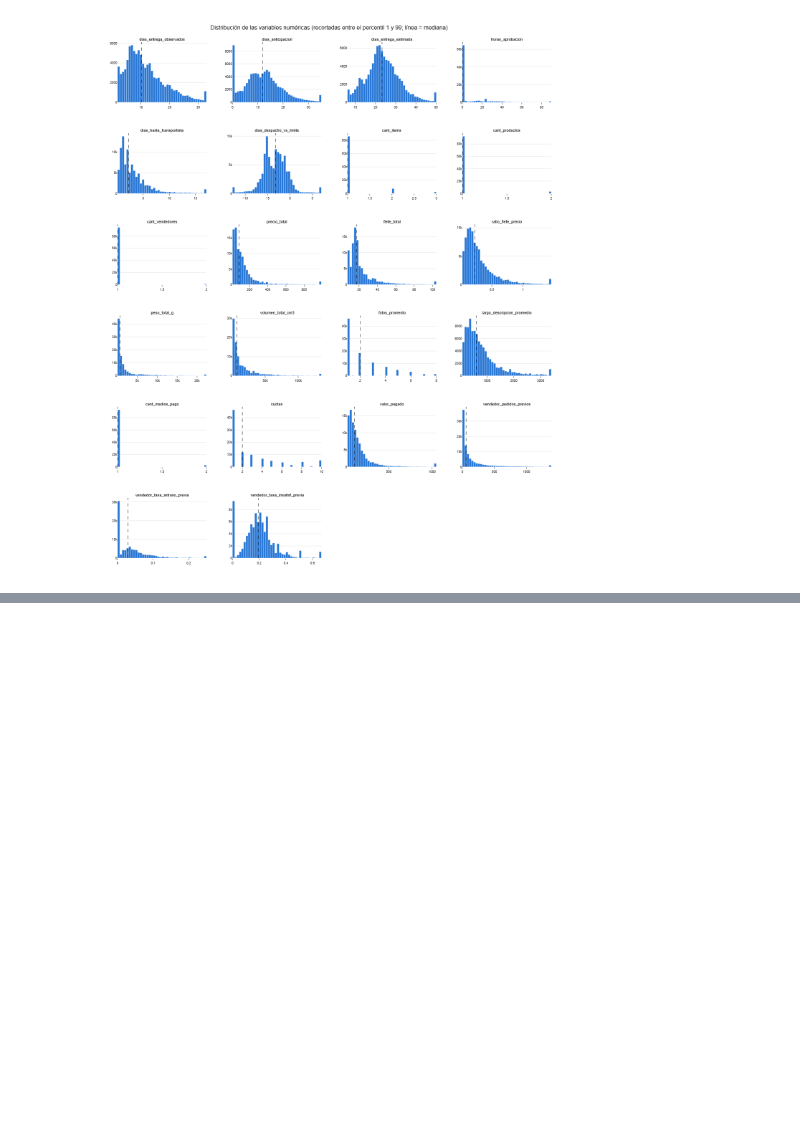
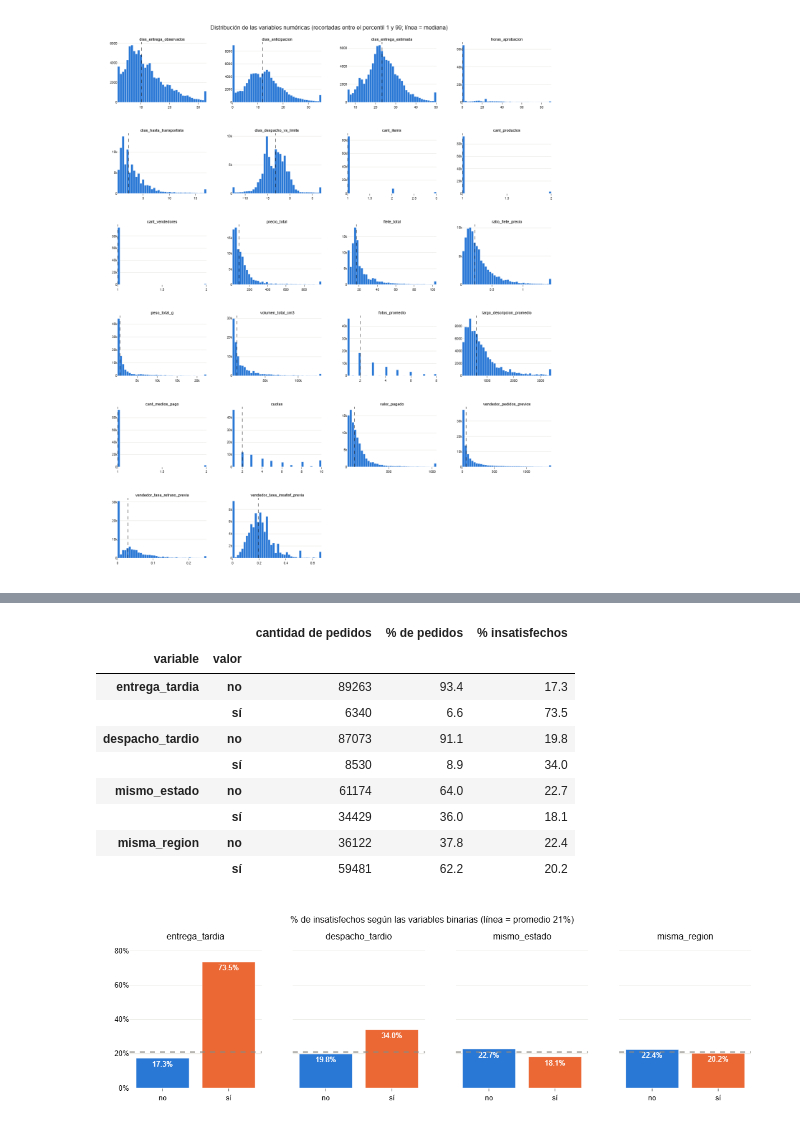
Before and after one commit to cynthiavivas9-ship-it/Proyecto-Mineria-de-datos, a Jupyter notebook: notebooks/03_eda.ipynb, the cells around one changed output, grey strips where cells are left out. Cells and saved outputs as stored; diff of their text form; code cells hidden in the pictures; blank space fills up the shorter version.

```diff
--- a/notebooks/03_eda.ipynb
+++ b/notebooks/03_eda.ipynb
@@ -312,0 +417,43 @@ fig.show()
+# %%
+TASA_GLOBAL = df[VAR_OBJETIVO].mean()
+GRIS = '#8a8984'
+si_no = {0: 'no', 1: 'sí'}
+
+# Tabla: una fila por variable y valor
+tablas = []
+for var in VARS_BINARIAS:
+    t = tasa_insatisfaccion(df, var, si_no)
+    t.index = pd.MultiIndex.from_product([[var], t.index], names=['variable', 'valor'])
+    tablas.append(t)
+display(pd.concat(tablas))
+
+# Gráfico: % de insatisfechos en cada grupo
+fig = make_subplots(rows=1, cols=4, subplot_titles=VARS_BINARIAS, shared_yaxes=True)
+for i, var in enumerate(VARS_BINARIAS):
+    t = tasa_insatisfaccion(df, var, si_no)
+    fig.add_trace(go.Bar(
+        x=t.index, y=t['% insatisfechos'] / 100, marker_color=[AZUL, NARANJA],
+        text=[f'{v:.1f}%' for v in t['% insatisfechos']],
+        textposition='inside', insidetextanchor='end', textfont=dict(color='white', size=13),
+        hovertemplate='%{x}<br>%{y:.1%} insatisfechos<extra></extra>',
+    ), row=1, col=i + 1)
+
+fig.add_hline(y=TASA_GLOBAL, line_dash='dash', line_color=GRIS)
+fig.update_yaxes(tickformat='.0%', range=[0, 0.85])
+fig.update_layout(height=380, width=1200, showlegend=False,
+                  title=f'% de insatisfechos según las variables binarias (línea = promedio {TASA_GLOBAL:.0%})')
+
+guardar(fig, '03_05_binarias_vs_insatisfaccion')
+fig.show()
+# %% [output]
+|  |  | cantidad de pedidos | % de pedidos | % insatisfechos |
+| variable | valor |  |  |  |
+| entrega_tardia | no | 89263 | 93.4 | 17.3 |
+|  | sí | 6340 | 6.6 | 73.5 |
+| despacho_tardio | no | 87073 | 91.1 | 19.8 |
+|  | sí | 8530 | 8.9 | 34.0 |
+| mismo_estado | no | 61174 | 64.0 | 22.7 |
+|  | sí | 34429 | 36.0 | 18.1 |
+| misma_region | no | 36122 | 37.8 | 22.4 |
+|  | sí | 59481 | 62.2 | 20.2 |
+[figure, added]
```
Also changed, not shown: parts of 16 cells of this notebook, 5 other files.
